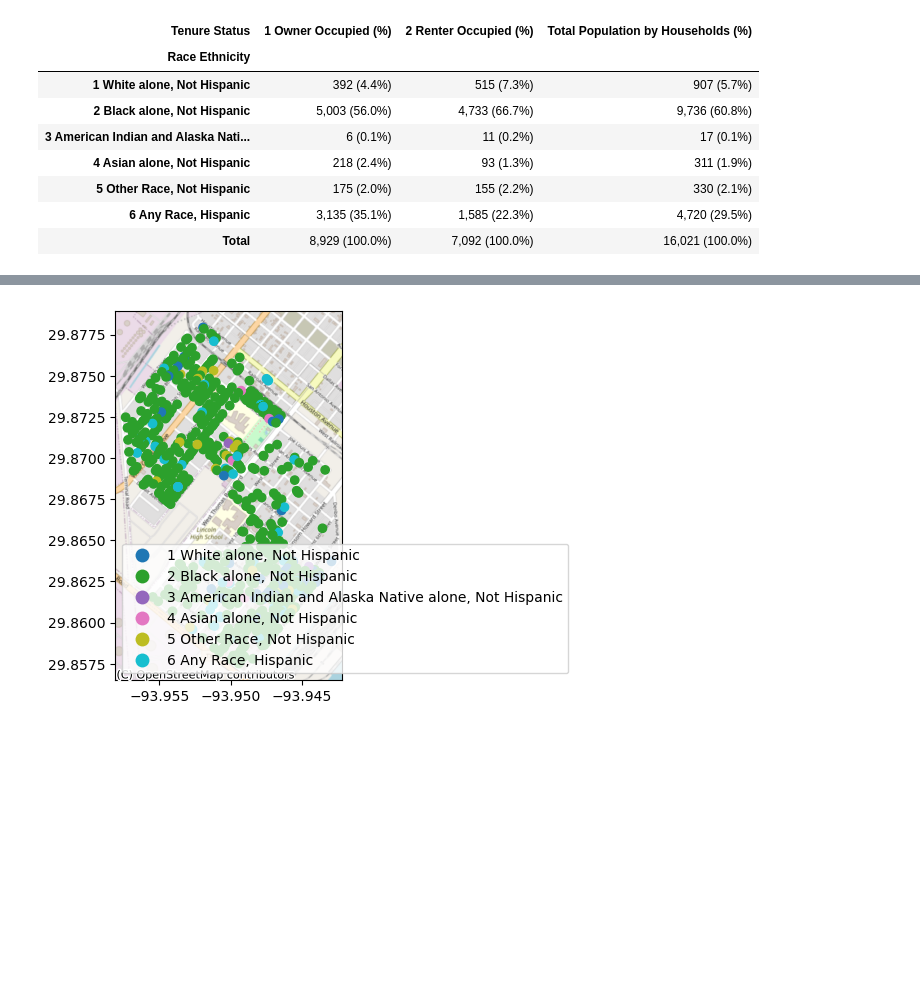
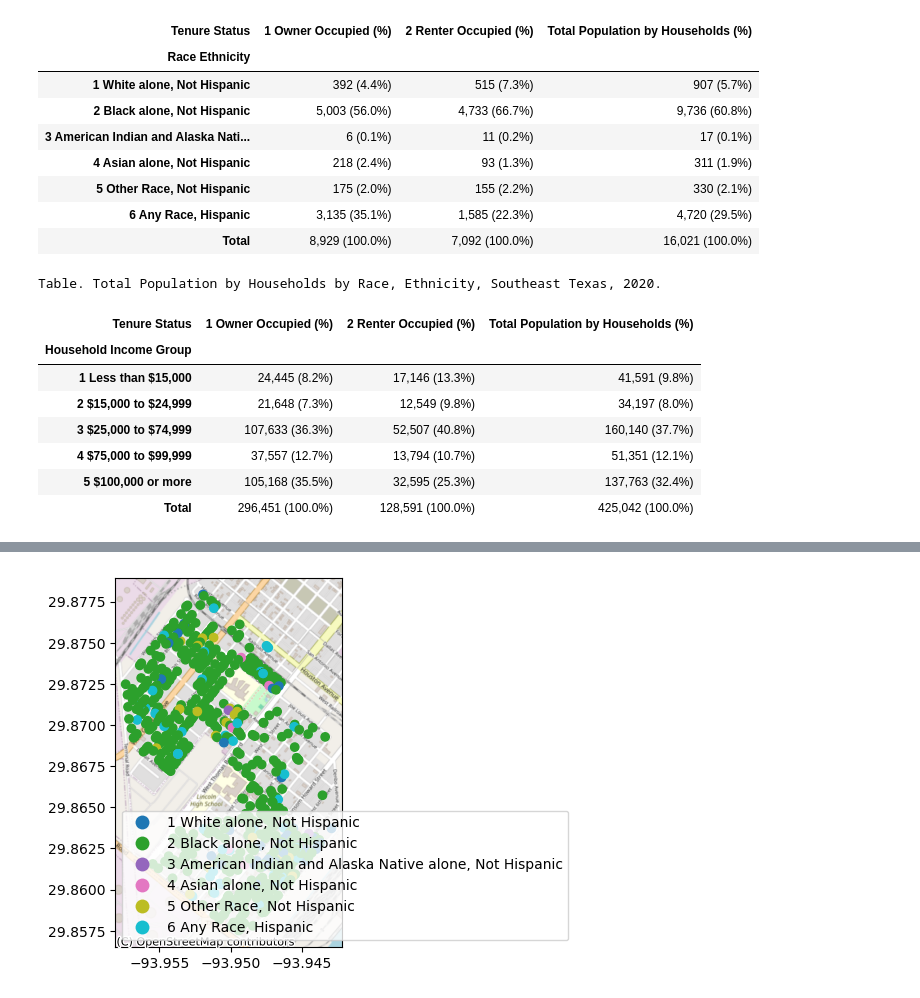
Before and after one commit to npr99/integrate_people_theme1_cookbook, a Jupyter notebook: integrate_people_sites.ipynb, the cells around one changed output, grey strips where cells are left out. Cells and saved outputs as stored; diff of their text form; code cells hidden in the pictures; blank space fills up the shorter version.

```diff
--- a/integrate_people_sites.ipynb
+++ b/integrate_people_sites.ipynb
@@ -441,6 +1267,6 @@ hua_tfsites_gdf.plot(column='Site_ID', legend=True)
 # %%
 # Add race ethnicity categories
-hua_tfsites_gdf_addrace = PopResultsTable.add_race_ethnicity_to_pop_df(hua_tfsites_gdf)
+hua_tfsites_gdf_addrace = PopResultsTable.add_race_ethnicity_to_pop_df(hua_air_gdf)
 # %%
 PopResultsTable.pop_results_table(
                   input_df = hua_tfsites_gdf_addrace,
@@ -505,3 +1331,22 @@ Table. Total Population by Households by Race, Ethnicity, Site 2 - Southeast Bea
 | 5 Other Race, Not Hispanic | 175 (2.0%) | 155 (2.2%) | 330 (2.1%) |
 | 6 Any Race, Hispanic | 3,135 (35.1%) | 1,585 (22.3%) | 4,720 (29.5%) |
 | Total | 8,929 (100.0%) | 7,092 (100.0%) | 16,021 (100.0%) |
+# %%
+PopResultsTable.pop_results_table(
+                  input_df = hua_tfsites_gdf_addrace,
+                  who = "Total Population by Households",
+                  what = "by Race, Ethnicity",
+                  where = 'Southeast Texas',
+                  when = '2020',
+                  row_index = "Household Income Group",
+                  col_index = 'Tenure Status')
+# %% [output]
+Table. Total Population by Households by Race, Ethnicity, Southeast Texas, 2020.
+| Tenure Status | 1 Owner Occupied (%) | 2 Renter Occupied (%) | Total Population by Households (%) |
+| Household Income Group |  |  |  |
+| 1 Less than $15,000 | 24,445 (8.2%) | 17,146 (13.3%) | 41,591 (9.8%) |
+| 2 $15,000 to $24,999 | 21,648 (7.3%) | 12,549 (9.8%) | 34,197 (8.0%) |
+| 3 $25,000 to $74,999 | 107,633 (36.3%) | 52,507 (40.8%) | 160,140 (37.7%) |
+| 4 $75,000 to $99,999 | 37,557 (12.7%) | 13,794 (10.7%) | 51,351 (12.1%) |
+| 5 $100,000 or more | 105,168 (35.5%) | 32,595 (25.3%) | 137,763 (32.4%) |
+| Total | 296,451 (100.0%) | 128,591 (100.0%) | 425,042 (100.0%) |
```
Also changed, not shown: parts of 12 cells of this notebook, 3 other files.
